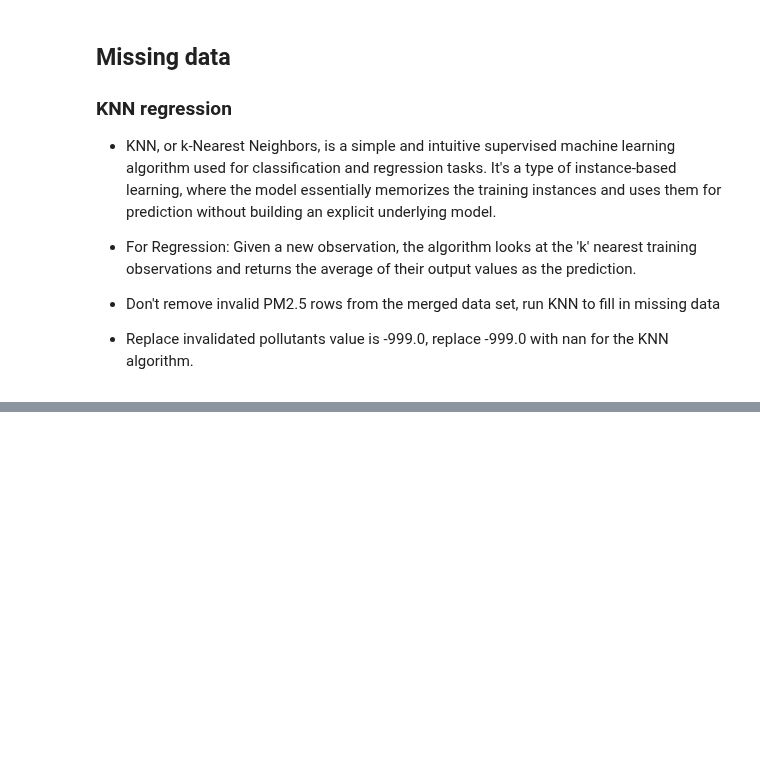
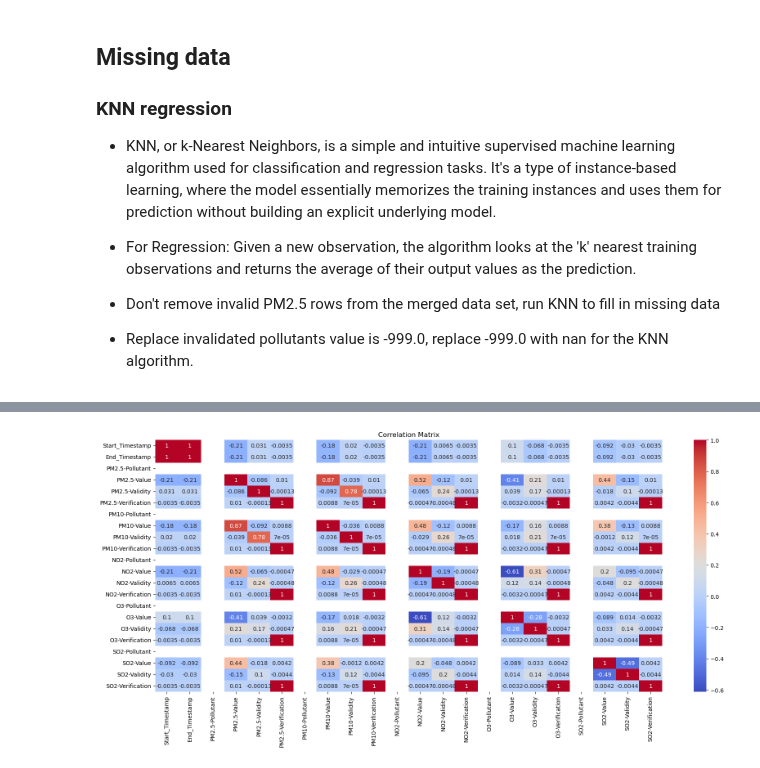
Before and after one commit to tugcekonuklar/irp-air-pollution, a Jupyter notebook: src/notebook/irp_pm_eda.ipynb, the cells around one changed output, grey strips where cells are left out. Cells and saved outputs as stored; diff of their text form; code cells hidden in the pictures; blank space fills up the shorter version.

Commit message:
update eda notebook and add hourly, daily. monthly and weekly data analysis

```diff
--- a/src/notebook/irp_pm_eda.ipynb
+++ b/src/notebook/irp_pm_eda.ipynb
@@ -20,11 +19,11 @@ from pandas.plotting import autocorrelation_plot
 * Merge
 * Filter and Clean
 # %%
-df_pm25 = pd.read_csv('../../data/PM2.5_DE_DEBB021.csv')
-df_pm10 = pd.read_csv('../../data/PM10_DE_DEBB021.csv')
-df_no2 = pd.read_csv('../../data/NO2_DE_DEBB021.csv')
-df_o3 = pd.read_csv('../../data/O3_DE_DEBB021.csv')
-df_so2 = pd.read_csv('../../data/SO2_DE_DEBB021.csv')
+df_pm25 = pd.read_csv('../data/PM2.5_DE_DEBB021.csv')
+df_pm10 = pd.read_csv('../data/PM10_DE_DEBB021.csv')
+df_no2 = pd.read_csv('../data/NO2_DE_DEBB021.csv')
+df_o3 = pd.read_csv('../data/O3_DE_DEBB021.csv')
+df_so2 = pd.read_csv('../data/SO2_DE_DEBB021.csv')
 
 df_pm25.head()
 # %% [output]
@@ -197,7 +165,5 @@ df_merged.head()
 df_merged = eda.impute_missing_with_knn(df_merged, ['PM2.5-Value', 'PM10-Value', 'NO2-Value', 'O3-Value', 'SO2-Value'])
 # %%
 df_merged = eda.prepare_datetime_and_reorder(df_merged, ['Start', 'End'])
-
-df_merged.to_csv('../../data/DATETIME_CLEAN_MERGED_DE_DEBB021.csv', index=False)
-
-df_merged = eda.drop_df_columns(df_merged,['Start', 'End'])
+df_merged.to_csv('../data/COMPLATED_MERGED_DE_DEBB021.csv', index=False)
+df_merged.head()
@@ -270,0 +184,4 @@ eda.plot_time_series_decomposition(df_merged, 'PM2.5-Value')
+# %%
+eda.comprehensive_eda(df_merged)
+# %% [output]
+[figure, added]
```
Also changed, not shown: parts of 27 cells of this notebook, 11 other files.
